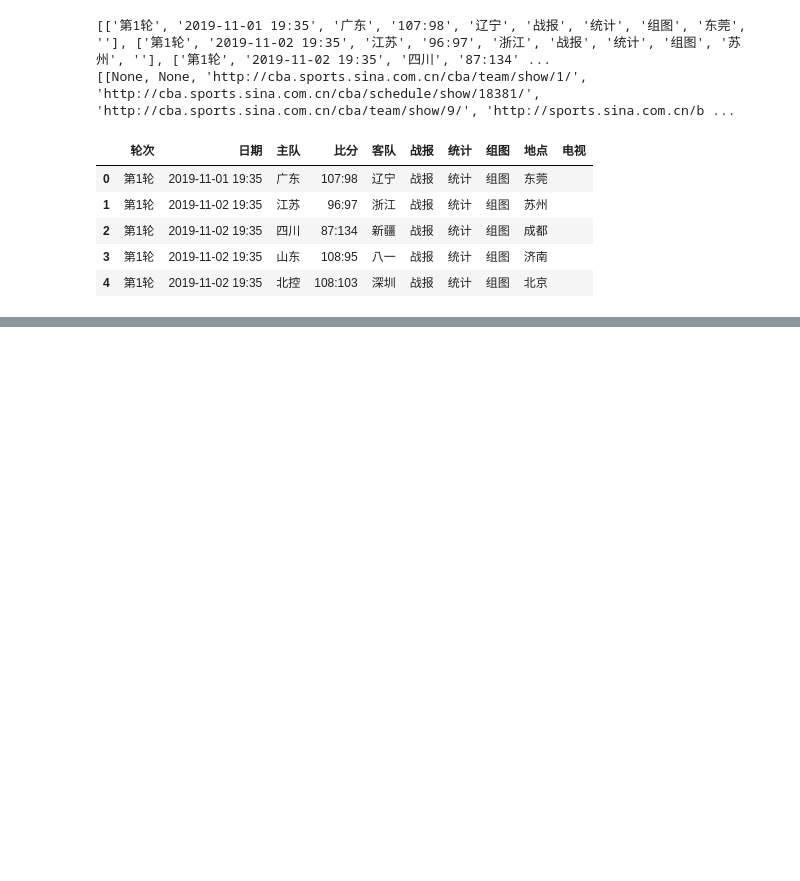
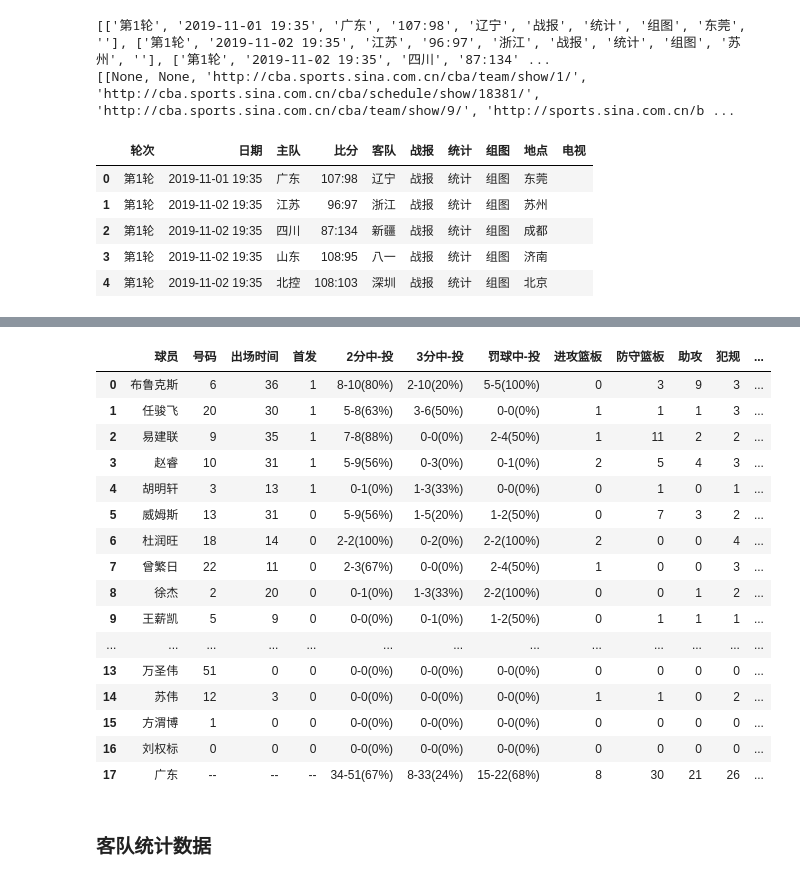
Before and after one commit to JJnotJimmyJohn/CBA-stats-dev, a Jupyter notebook: CBA_data_scrape.ipynb, the cells around one changed output, grey strips where cells are left out. Drawn from its saved outputs; the diff is of its cells as text; code cells hidden in the pictures; blank space fills up the shorter version.

```diff
--- a/CBA_data_scrape.ipynb
+++ b/CBA_data_scrape.ipynb
@@ -48,0 +3,23 @@ player_stats_sina.to_csv(f'StatsData/Player_Stats_{datetime.date.today()}.csv',
+# %%
+import requests
+from bs4 import BeautifulSoup
+# import lxml.html as lh
+from bs4 import BeautifulSoup
+import pandas as pd
+import datetime
+import numpy as np
+import re
+
+
+def get_page_content(url,encoding='UTF-8',remove_linebreaks=True
+                    ,header = {'User-Agent': r'Mozilla/5.0 (Macintosh; Intel Mac OS X 10_10_1) AppleWebKit/537.36 (KHTML, like Gecko) '
+                            r'Chrome/41.0.2227.1 Safari/537.36'}):
+    session = requests.Session()
+    base_url = url
+    response = session.get(base_url, headers=header)
+    response.encoding = encoding
+    page_content = BeautifulSoup(response.content, "html.parser")
+    page_content_str = str(page_content)
+    if remove_linebreaks:
+        page_content_str = re.sub('\n','',page_content_str)
+    return page_content_str
@@ -234,0 +286,4 @@ df_schedule_full.to_csv(f'StatsData/GamesSchedulePage_{datetime.date.today()}.cs
+# %%
+page_content_str = get_page_content(r'http://cba.sports.sina.com.cn/cba/schedule/show/18381/'
+                                    ,encoding='GB2312')
+page_content_str
@@ -234,0 +380,36 @@ df_schedule_full.to_csv(f'StatsData/GamesSchedulePage_{datetime.date.today()}.cs
+# %%
+def get_hometeam_stats(page_content_str,re_pattern=
+                       '<div class="part part01 blk">(.*?)<div class="part part02 blk">'):
+    hometeam_details = get_team_details(page_content_str,re_pattern)
+
+    hometeam_coach = get_table_coach(hometeam_details)
+    hometeam_lingdui = get_table_lingdui(hometeam_details)
+
+    hometeam_table_header_lst = get_table_headers(hometeam_details)
+    hometeam_table_cells_lst = get_table_cells(hometeam_details,len(hometeam_table_header_lst))
+
+    df_hometeam_details = pd.DataFrame(data = hometeam_table_cells_lst,columns=hometeam_table_header_lst)
+    return df_hometeam_details
+# %%
+df_hometeam_details = get_hometeam_stats(page_content_str)
+df_hometeam_details
+# %% [output]
+|  | 球员 | 号码 | 出场时间 | 首发 | 2分中-投 | 3分中-投 | 罚球中-投 | 进攻篮板 | 防守篮板 | 助攻 | 犯规 | ... |
+| 0 | 布鲁克斯 | 6 | 36 | 1 | 8-10(80%) | 2-10(20%) | 5-5(100%) | 0 | 3 | 9 | 3 | ... |
+| 1 | 任骏飞 | 20 | 30 | 1 | 5-8(63%) | 3-6(50%) | 0-0(0%) | 1 | 1 | 1 | 3 | ... |
+| 2 | 易建联 | 9 | 35 | 1 | 7-8(88%) | 0-0(0%) | 2-4(50%) | 1 | 11 | 2 | 2 | ... |
+| 3 | 赵睿 | 10 | 31 | 1 | 5-9(56%) | 0-3(0%) | 0-1(0%) | 2 | 5 | 4 | 3 | ... |
+| 4 | 胡明轩 | 3 | 13 | 1 | 0-1(0%) | 1-3(33%) | 0-0(0%) | 0 | 1 | 0 | 1 | ... |
+| 5 | 威姆斯 | 13 | 31 | 0 | 5-9(56%) | 1-5(20%) | 1-2(50%) | 0 | 7 | 3 | 2 | ... |
+| 6 | 杜润旺 | 18 | 14 | 0 | 2-2(100%) | 0-2(0%) | 2-2(100%) | 2 | 0 | 0 | 4 | ... |
+| 7 | 曾繁日 | 22 | 11 | 0 | 2-3(67%) | 0-0(0%) | 2-4(50%) | 1 | 0 | 0 | 3 | ... |
+| 8 | 徐杰 | 2 | 20 | 0 | 0-1(0%) | 1-3(33%) | 2-2(100%) | 0 | 0 | 1 | 2 | ... |
+| 9 | 王薪凯 | 5 | 9 | 0 | 0-0(0%) | 0-1(0%) | 1-2(50%) | 0 | 1 | 1 | 1 | ... |
+| ... | ... | ... | ... | ... | ... | ... | ... | ... | ... | ... | ... | ... |
+| 13 | 万圣伟 | 51 | 0 | 0 | 0-0(0%) | 0-0(0%) | 0-0(0%) | 0 | 0 | 0 | 0 | ... |
+| 14 | 苏伟 | 12 | 3 | 0 | 0-0(0%) | 0-0(0%) | 0-0(0%) | 1 | 1 | 0 | 2 | ... |
+| 15 | 方渭博 | 1 | 0 | 0 | 0-0(0%) | 0-0(0%) | 0-0(0%) | 0 | 0 | 0 | 0 | ... |
+| 16 | 刘权标 | 0 | 0 | 0 | 0-0(0%) | 0-0(0%) | 0-0(0%) | 0 | 0 | 0 | 0 | ... |
+| 17 | 广东 | -- | -- | -- | 34-51(67%) | 8-33(24%) | 15-22(68%) | 8 | 30 | 21 | 26 | ... |
+# %% [markdown]
+###  客队统计数据
```
Also changed, not shown: parts of 35 cells of this notebook, 2 other files.
